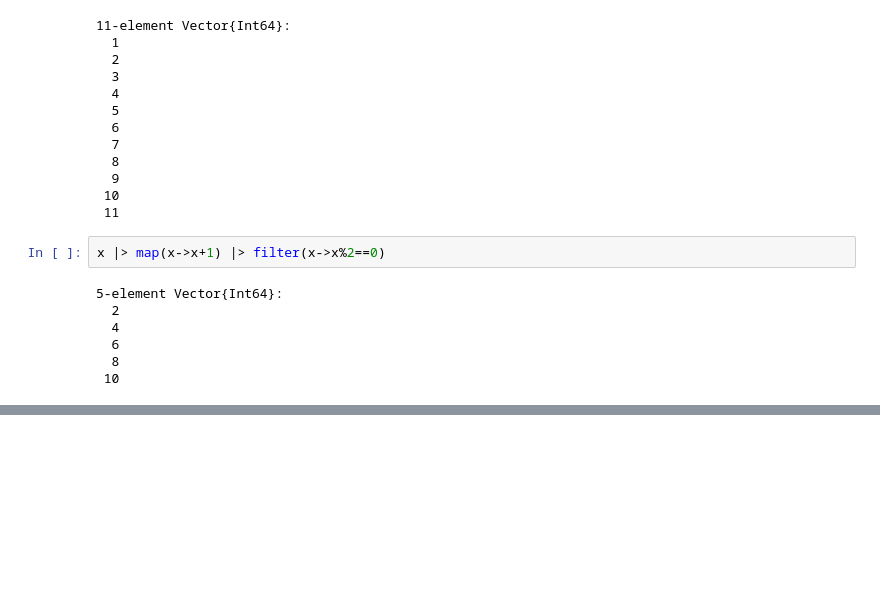
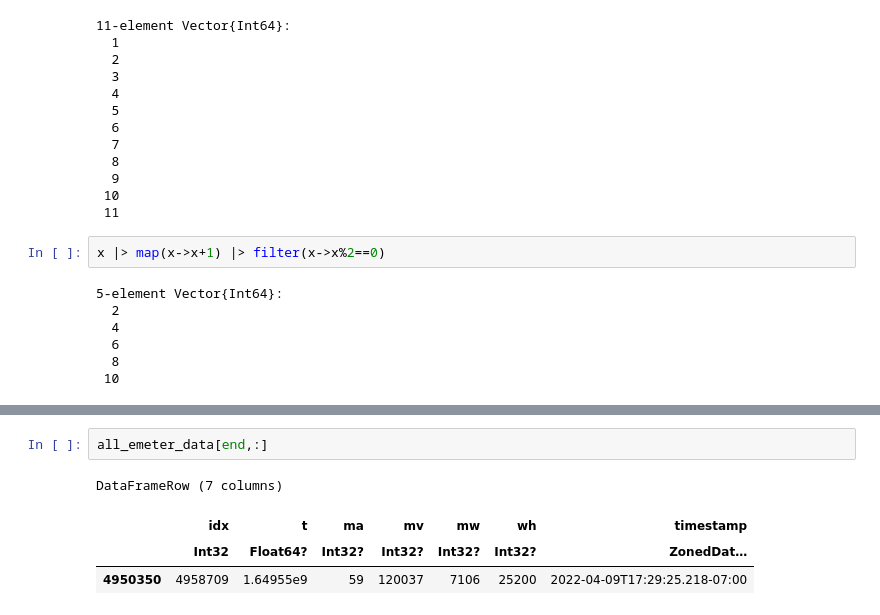
Before and after one commit to JBlaschke/HPC-Julia, a Jupyter notebook: docs/julia for data science/02_stats/Statistics.ipynb, the cells around one changed output, grey strips where cells are left out. Cells and saved outputs as stored; diff of their text form; blank space fills up the shorter version.

```diff
--- a/docs/julia for data science/02_stats/Statistics.ipynb
+++ b/docs/julia for data science/02_stats/Statistics.ipynb
@@ -48,0 +142,7 @@ x |> map(x->x+1) |> filter(x->x%2==0)
+# %%
+all_emeter_data[end,:]
+# %% [output]
+DataFrameRow (7 columns)
+|  | idx | t | ma | mv | mw | wh | timestamp |
+|  | Int32 | Float64? | Int32? | Int32? | Int32? | Int32? | ZonedDat… |
+| 4950350 | 4958709 | 1.64955e9 | 59 | 120037 | 7106 | 25200 | 2022-04-09T17:29:25.218-07:00 |
```
Also changed, not shown: parts of 9 cells of this notebook, 1 other file.
